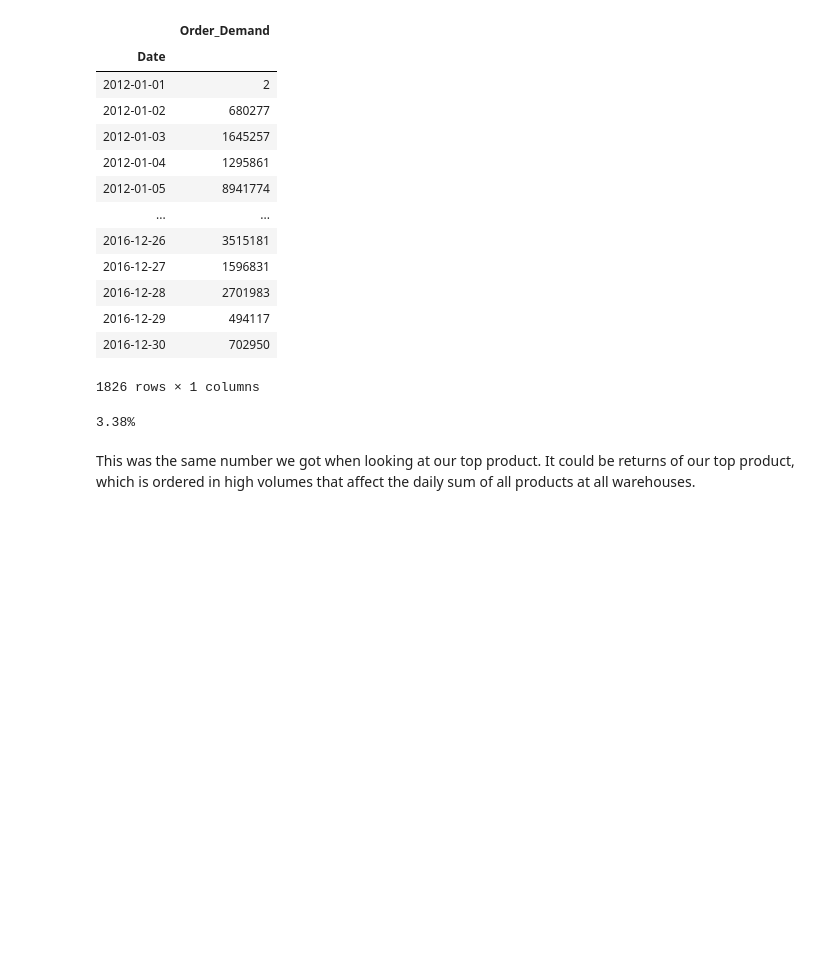
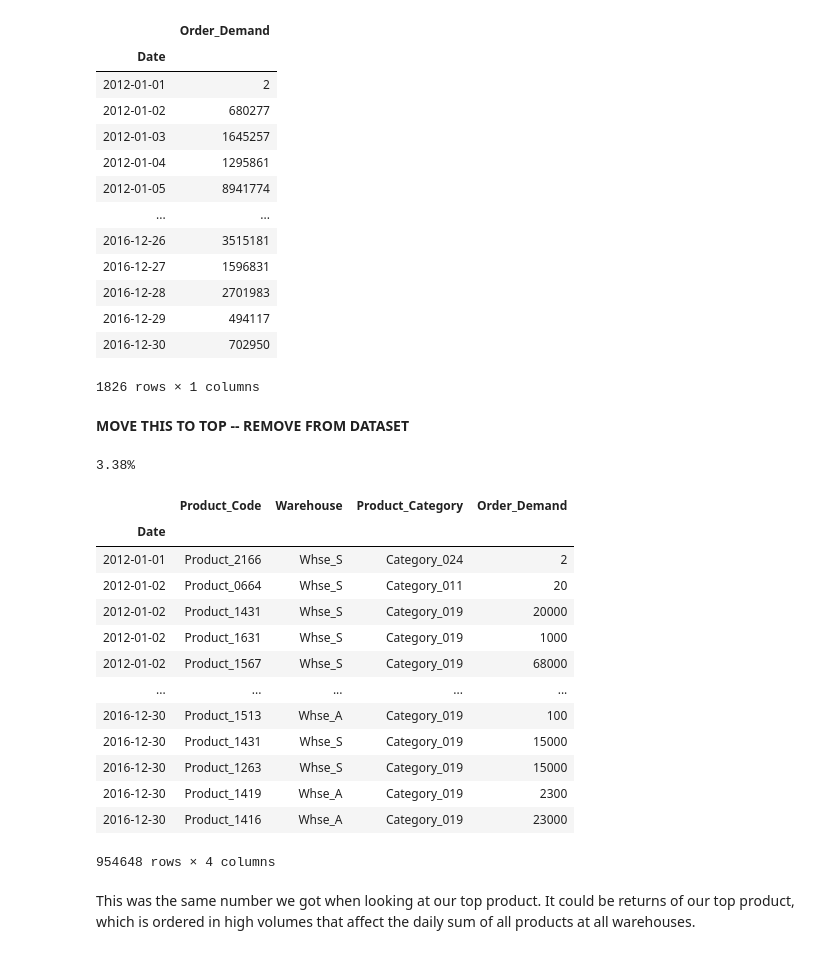
Before and after one commit to JessicaFB/Product-Demand-Forecasting, a Jupyter notebook: Product-Demand-Forecasting.ipynb, the cells around one changed output. Drawn from its saved outputs; the diff is of its cells as text; code cells hidden in the pictures; blank space fills up the shorter version.

Commit message:
Removing returns from the dataset.

```diff
--- a/Product-Demand-Forecasting.ipynb
+++ b/Product-Demand-Forecasting.ipynb
@@ -918,11 +918,31 @@ ts_df_day
 | 2016-12-29 | 494117 |
 | 2016-12-30 | 702950 |
 1826 rows × 1 columns
+# %% [markdown]
+**MOVE THIS TO TOP -- REMOVE FROM DATASET**
 # %%
 percent_zero_demand = len(ts_df[ts_df.Order_Demand <= 0])/len(ts_df)*100
 print("{:.2f}".format(percent_zero_demand) + "%")
 # %% [output]
 3.38%
+# %%
+ts_df = ts_df[ts_df.Order_Demand > 0]
+ts_df
+# %% [output]
+|  | Product_Code | Warehouse | Product_Category | Order_Demand |
+| Date |  |  |  |  |
+| 2012-01-01 | Product_2166 | Whse_S | Category_024 | 2 |
+| 2012-01-02 | Product_0664 | Whse_S | Category_011 | 20 |
+| 2012-01-02 | Product_1431 | Whse_S | Category_019 | 20000 |
+| 2012-01-02 | Product_1631 | Whse_S | Category_019 | 1000 |
+| 2012-01-02 | Product_1567 | Whse_S | Category_019 | 68000 |
+| ... | ... | ... | ... | ... |
+| 2016-12-30 | Product_1513 | Whse_A | Category_019 | 100 |
+| 2016-12-30 | Product_1431 | Whse_S | Category_019 | 15000 |
+| 2016-12-30 | Product_1263 | Whse_S | Category_019 | 15000 |
+| 2016-12-30 | Product_1419 | Whse_A | Category_019 | 2300 |
+| 2016-12-30 | Product_1416 | Whse_A | Category_019 | 23000 |
+954648 rows × 4 columns
 # %% [markdown]
 This was the same number we got when looking at our top product. It
 could be returns of our top product, which is ordered in high volumes that affect the daily sum of all products at all warehouses.
```
